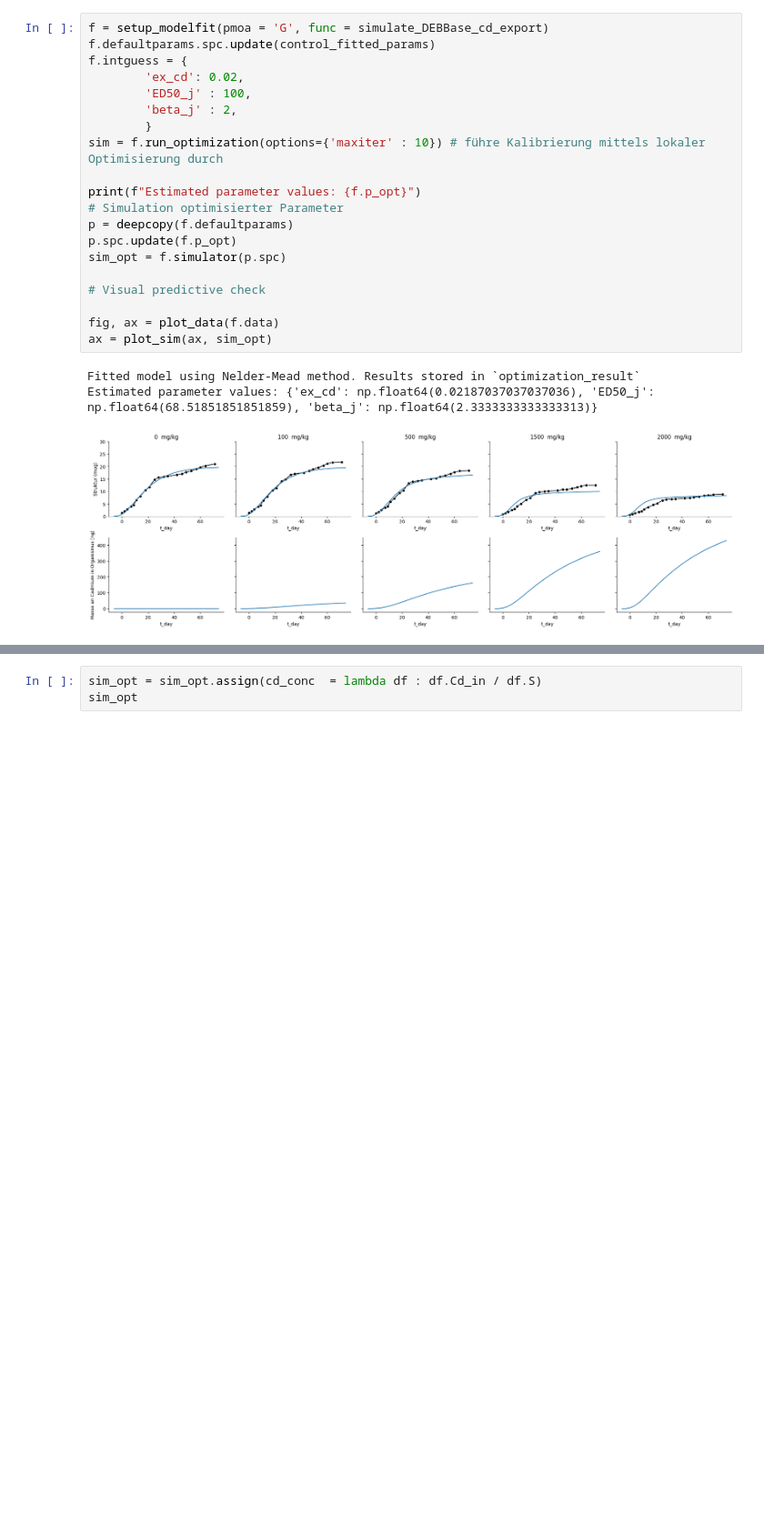
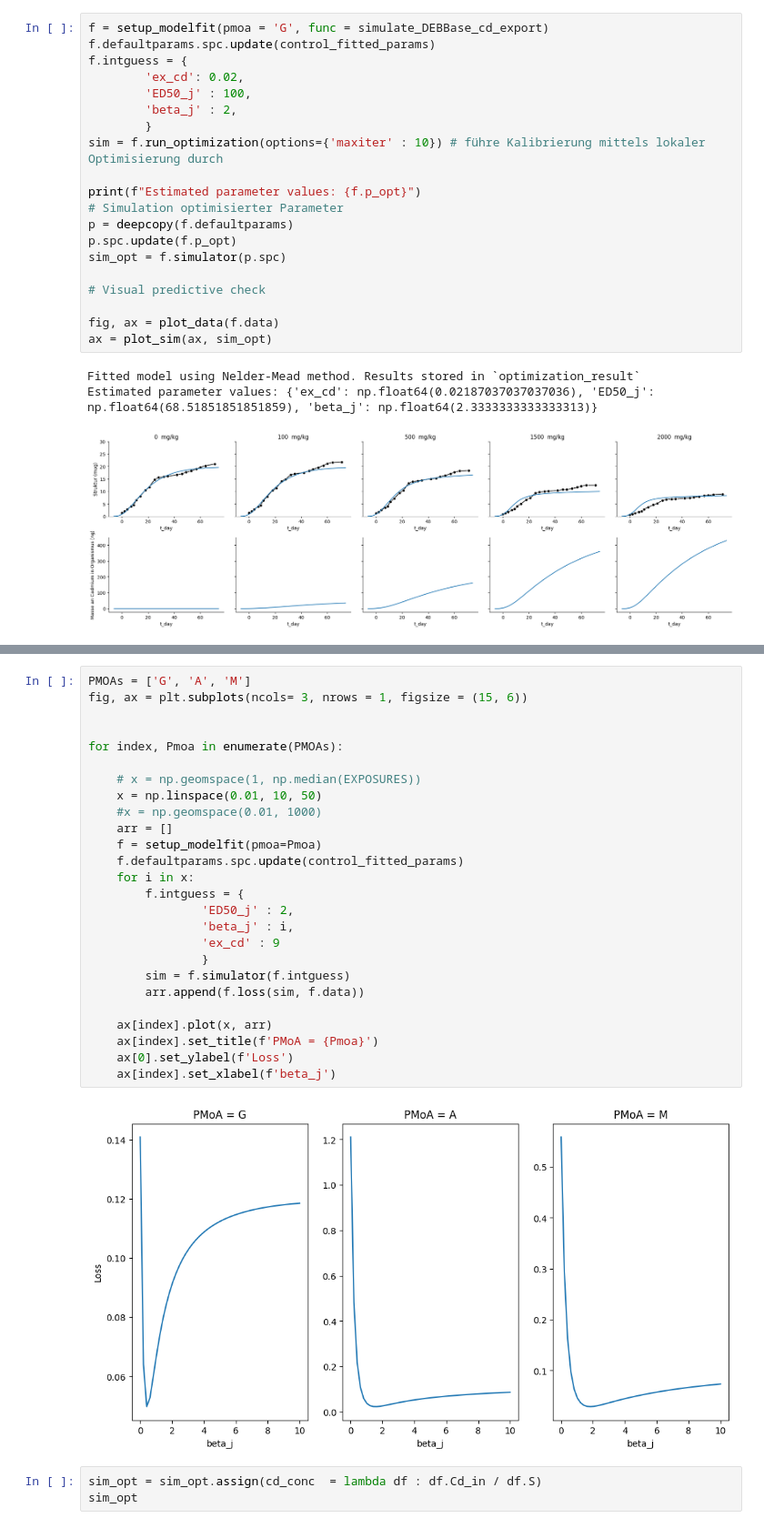
Before and after one commit to fzeitner/mempyDEB, a Jupyter notebook: folsomia_cadmium_project_workversion.ipynb, the cells around one changed output, grey strips where cells are left out. Shown at 91% size. Saved outputs shown, nothing was run; the diff lists cells and outputs as text; blank space fills up the shorter version.

```diff
--- a/folsomia_cadmium_project_workversion.ipynb
+++ b/folsomia_cadmium_project_workversion.ipynb
@@ -213,3 +306,31 @@ ax.plot(x, arr)
+# %%
+PMOAs = ['G', 'A', 'M']
+fig, ax = plt.subplots(ncols= 3, nrows = 1, figsize = (15, 6))
+
+
+for index, Pmoa in enumerate(PMOAs):
+
+    # x = np.geomspace(1, np.median(EXPOSURES))
+    x = np.linspace(0.01, 10, 50)
+    #x = np.geomspace(0.01, 1000)
+    arr = []
+    f = setup_modelfit(pmoa=Pmoa)
+    f.defaultparams.spc.update(control_fitted_params)
+    for i in x:
+        f.intguess = {
+                'ED50_j' : 2,
+                'beta_j' : i,
+                'ex_cd' : 9
+                }
+        sim = f.simulator(f.intguess)
+        arr.append(f.loss(sim, f.data))
+
+    ax[index].plot(x, arr)
+    ax[index].set_title(f'PMoA = {Pmoa}')
+    ax[0].set_ylabel(f'Loss')
+    ax[index].set_xlabel(f'beta_j')
+# %% [output]
+[figure, added]
 # %%
 sim_opt = sim_opt.assign(cd_conc  = lambda df : df.Cd_in / df.S)
 sim_opt
```
Also changed, not shown: parts of 7 cells of this notebook, 1 other file.
